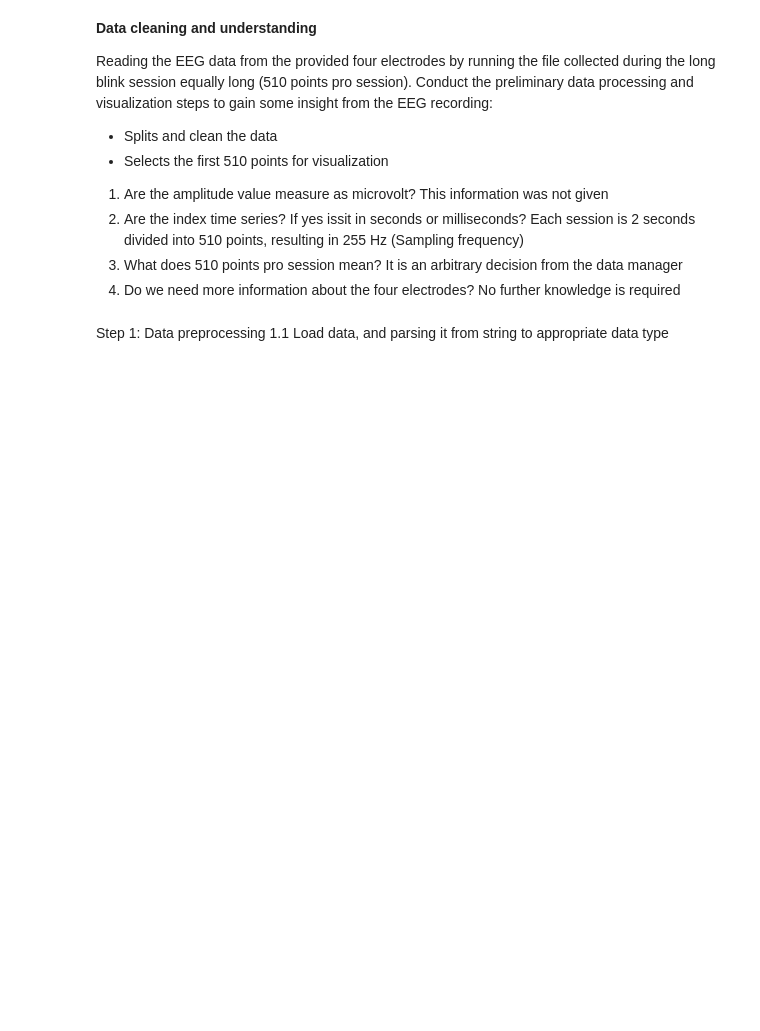
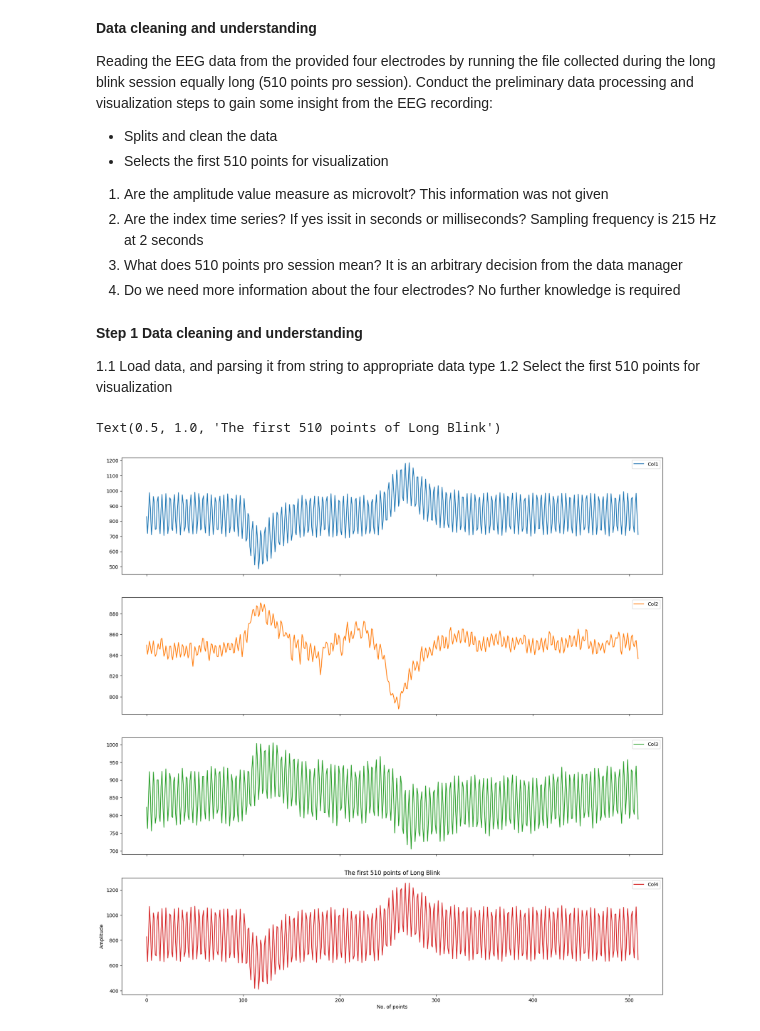
Before and after one commit to CharleneLimKH/EEG, a Jupyter notebook: eeg-1.ipynb, the cells around one changed output. Saved outputs shown, nothing was run; the diff lists cells and outputs as text; code cells hidden in the pictures; blank space fills up the shorter version.

```diff
--- a/eeg-1.ipynb
+++ b/eeg-1.ipynb
@@ -16,25 +16,33 @@ Reading the EEG data from the provided four electrodes by running the file colle
 - Selects the first 510 points for visualization
 
 1. Are the amplitude value measure as microvolt? This information was not given
-2. Are the index time series? If yes issit in seconds or milliseconds? Each session is 2 seconds divided into 510 points, resulting in 255 Hz (Sampling frequency)
+2. Are the index time series? If yes issit in seconds or milliseconds? Sampling frequency is 215 Hz at 2 seconds
 3. What does 510 points pro session mean? It is an arbitrary decision from the data manager
 4. Do we need more information about the four electrodes? No further knowledge is required
 # %% [markdown]
-Step 1: Data preprocessing
+**Step 1 Data cleaning and understanding**
+
 1.1 Load data, and parsing it from string to appropriate data type
+1.2 Select the first 510 points for visualization
 # %%
-#Long blink
+#Long blink data
 df1 = pd.read_csv('data\\LongBlink.csv', sep = ",")
 df1[['Col1', 'Col2', 'Col3', 'Col4']] = df1['data'].str.split(',', expand=True)
-# Remove the original 'HeaderColumn' column
+#Remove the original 'HeaderColumn' column
 df1.drop(columns=['data'], inplace=True)
 df1.head(5)
-ser1 = df1.iloc[:,0].str.strip('[').astype(float) #to remove square brackets and convert to float
-ser2 = df1.iloc[:,1].astype(float) #convert to float
-ser3 = df1.iloc[:,2].astype(float) #convert to float
-ser4 = df1.iloc[:,3].str.strip(']').astype(float) #remove square brackets and convert to float
+lb_ser1 = df1.iloc[:,0].str.strip('[').astype(float) #to remove square brackets and convert to float
+lb_ser2 = df1.iloc[:,1].astype(float) #convert to float
+lb_ser3 = df1.iloc[:,2].astype(float) #convert to float
+lb_ser4 = df1.iloc[:,3].str.strip(']').astype(float) #remove square brackets and convert to float
 #ser 1,2,3,4 are numpy arrays, length: 25500, dtype: float64
-df1 = pd.concat([ser1, ser2, ser3, ser4], axis=1) #concatenate the columns
+df1 = pd.concat([lb_ser1, lb_ser2, lb_ser3, lb_ser4], axis=1) #concatenate the columns
 df1 = df1.iloc[0:510] #510 points per session
-# df1.plot.line(subplots=True, figsize=(20, 20))
+df1.plot.line(subplots=True, figsize=(20, 20))
+plt.xlabel('No. of points')
+plt.ylabel('Amplitude')
+plt.title('The first 510 points of Long Blink')
+# %% [output]
+Text(0.5, 1.0, 'The first 510 points of Long Blink')
+[figure, added]
 # %% [markdown]
```
Also changed, not shown: parts of 21 cells of this notebook, 1 other file.
